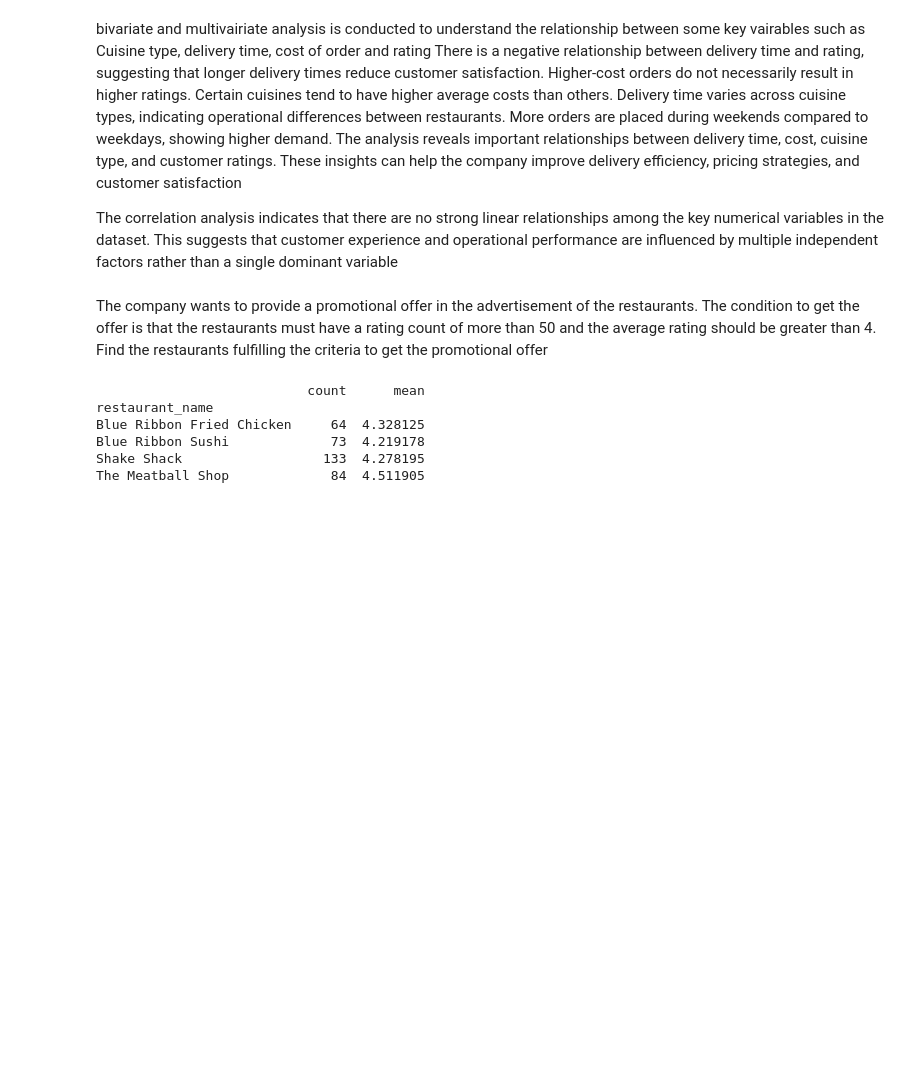
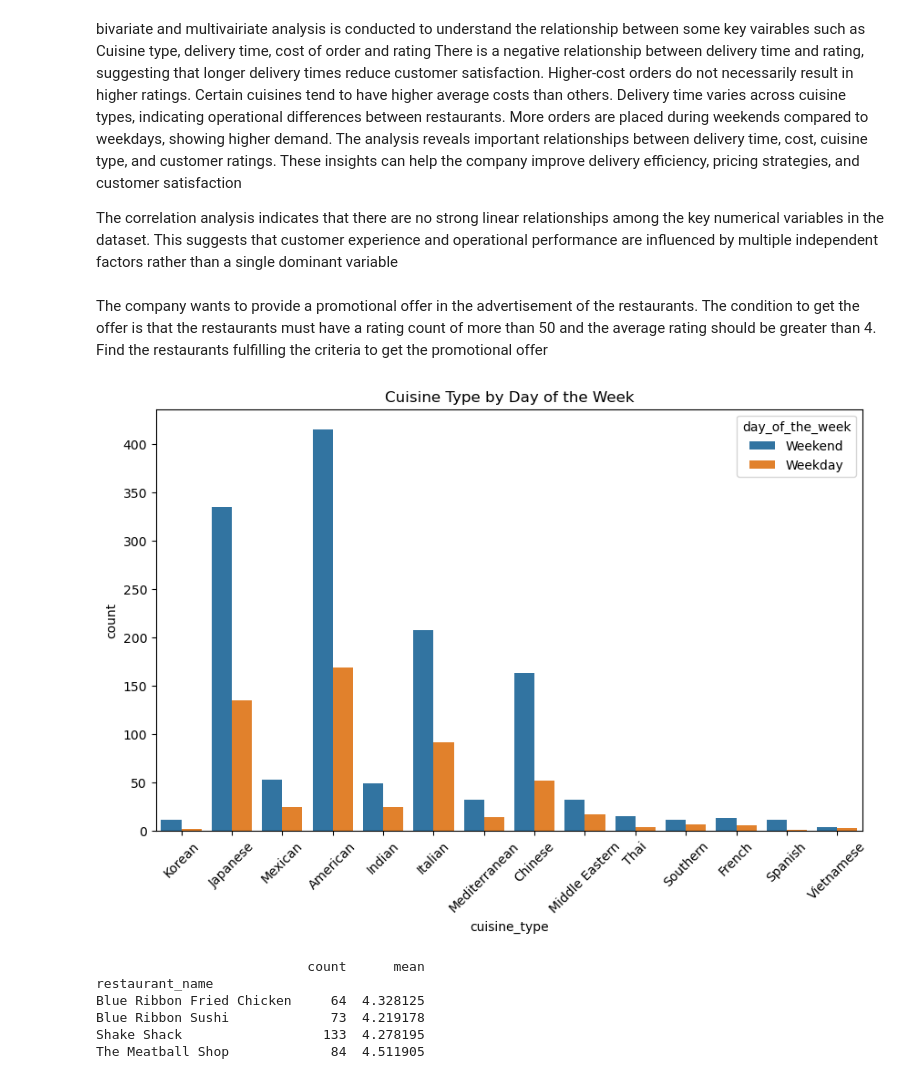
Before and after one commit to Abissath/FoodDeliveryDataAnalysis, a Jupyter notebook: Food_delivery_project.ipynb, the cells around one changed output. Cells and saved outputs as stored; diff of their text form; code cells hidden in the pictures; blank space fills up the shorter version.

Commit message:
Visualization updated

```diff
--- a/Food_delivery_project.ipynb
+++ b/Food_delivery_project.ipynb
@@ -530,6 +528,14 @@ The analysis reveals important relationships between delivery time, cost, cuisin
 The correlation analysis indicates that there are no strong linear relationships among the key numerical variables in the dataset. This suggests that customer experience and operational performance are influenced by multiple independent factors rather than a single dominant variable
 # %% [markdown]
  The company wants to provide a promotional offer in the advertisement of the restaurants. The condition to get the offer is that the restaurants must have a rating count of more than 50 and the average rating should be greater than 4. Find the restaurants fulfilling the criteria to get the promotional offer
+# %%
+plt.figure(figsize=(10, 6))
+sns.countplot(data=df, x='cuisine_type', hue='day_of_the_week')
+plt.xticks(rotation=45)
+plt.title('Cuisine Type by Day of the Week')
+plt.show()
+# %% [output]
+[figure, added]
 # %%
 # We are converting the rating variable to numeric before we can perform some operation like getting the mean
 df['rating'] = pd.to_numeric(df['rating'], errors='coerce')
```
Also changed, not shown: parts of 1 cell of this notebook.
